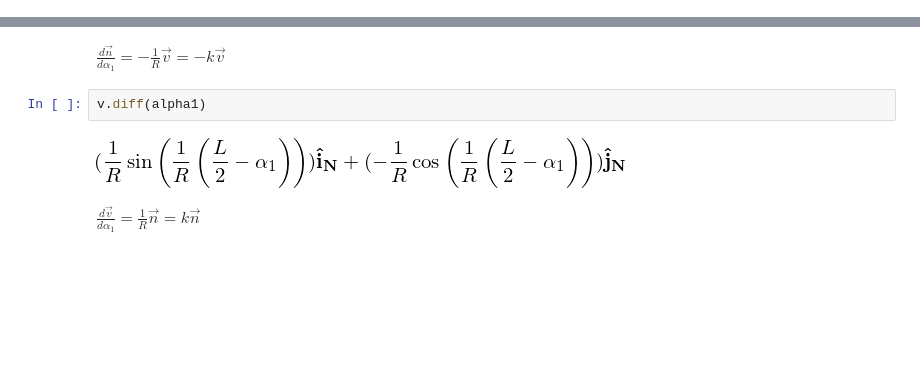
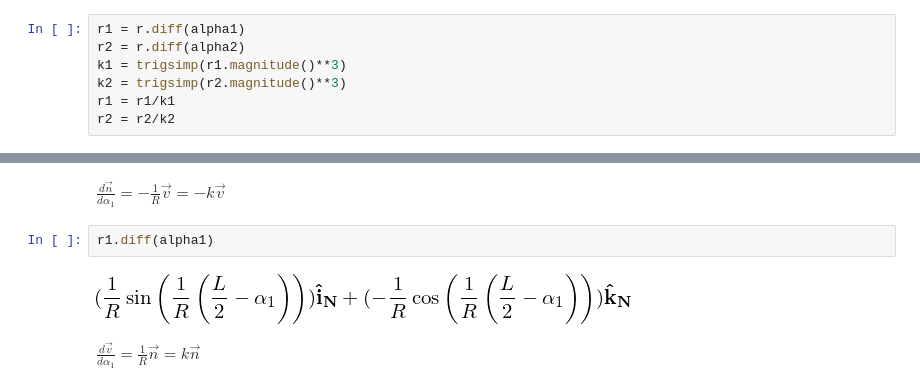
Before and after one commit to tarashor/vibrations, a Jupyter notebook: py2/All geometries.ipynb, the cells around one changed output, grey strips where cells are left out. Cells and saved outputs as stored; diff of their text form; blank space fills up the shorter version.

```diff
--- a/py2/All geometries.ipynb
+++ b/py2/All geometries.ipynb
@@ -42,0 +31,7 @@ trigsimp(dr_len)
+# %%
+r1 = r.diff(alpha1)
+r2 = r.diff(alpha2)
+k1 = trigsimp(r1.magnitude()**3)
+k2 = trigsimp(r2.magnitude()**3)
+r1 = r1/k1
+r2 = r2/k2
@@ -79,9 +79,9 @@ n.diff(alpha1)
 # %% [markdown]
 $ \frac { d\vec{n} } { d\alpha_1} = -\frac {1}{R} \vec{v} = -k \vec{v} $
 # %%
-v.diff(alpha1)
+r1.diff(alpha1)
 # %% [output]
-[figure, old version]
+[figure, new version]
 # %% [markdown]
 $ \frac { d\vec{v} } { d\alpha_1} = \frac {1}{R} \vec{n} = k \vec{n} $
 # %% [markdown]
```
Also changed, not shown: parts of 40 cells of this notebook.
